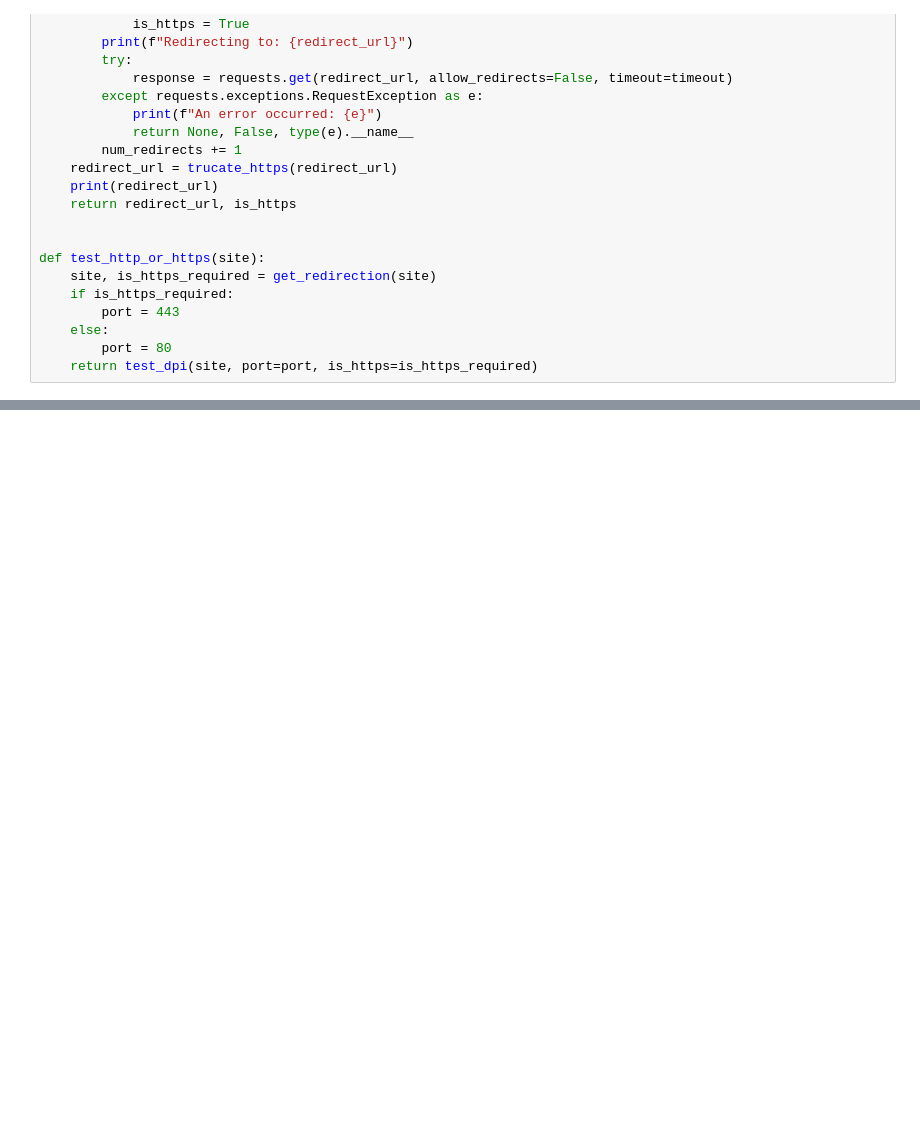
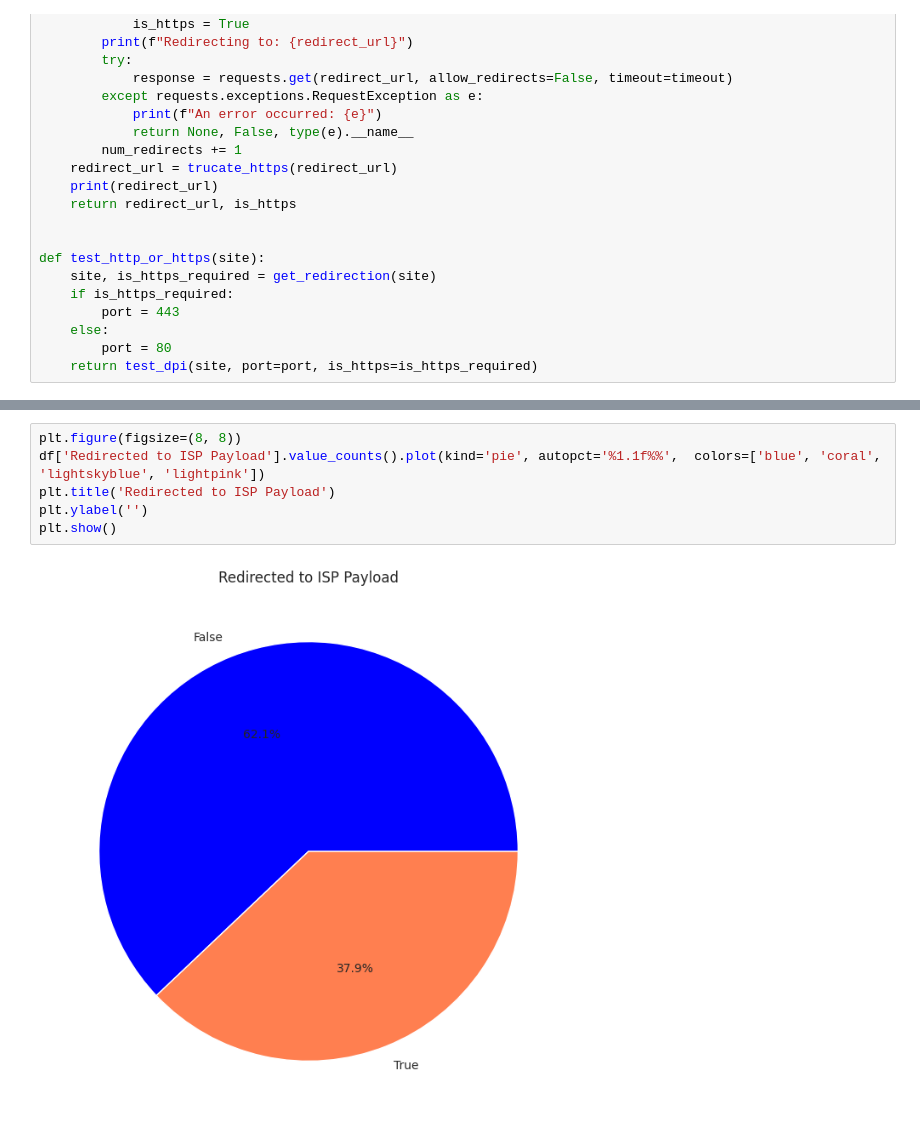
Before and after one commit to dimaStepul/mkdlsf, a Jupyter notebook: data_processing/Cyta/headers_manipulation/cyta_process_dpi.ipynb, the cells around one changed output, grey strips where cells are left out. Cells and saved outputs as stored; diff of their text form; blank space fills up the shorter version.

```diff
--- a/blocking_methods/data_processing/Cyta/cyta_primetel_process_dpi.ipynb
+++ b/data_processing/Cyta/headers_manipulation/cyta_process_dpi.ipynb
@@ -441,3 +455,11 @@ plt.show()
+# %%
+plt.figure(figsize=(8, 8))
+df['Redirected to ISP Payload'].value_counts().plot(kind='pie', autopct='%1.1f%%',  colors=['blue', 'coral', 'lightskyblue', 'lightpink'])
+plt.title('Redirected to ISP Payload')
+plt.ylabel('')
+plt.show()
+# %% [output]
+[figure, added]
 # %%
 plt.figure(figsize=(15, 8))
 
```
Also changed, not shown: parts of 9 cells of this notebook, 14 other files.
